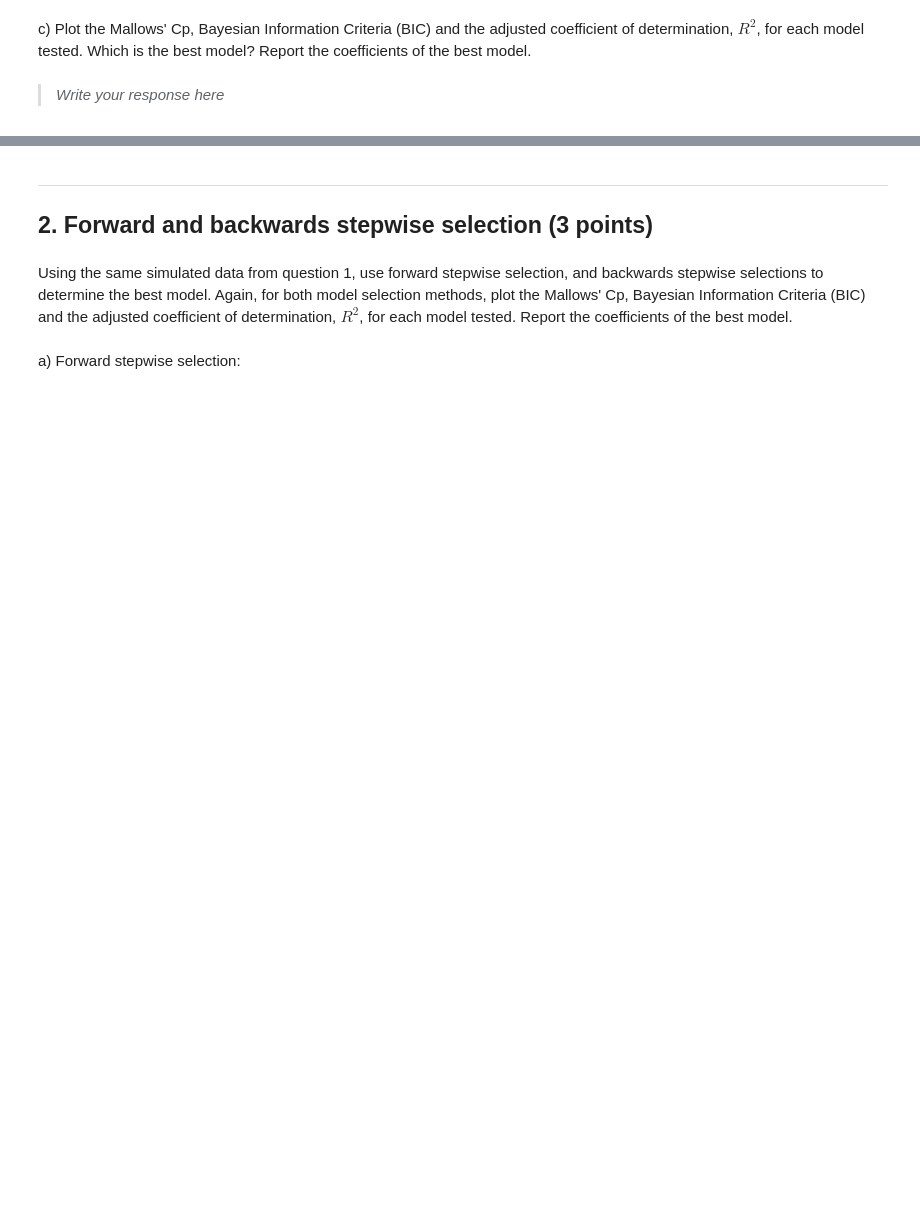
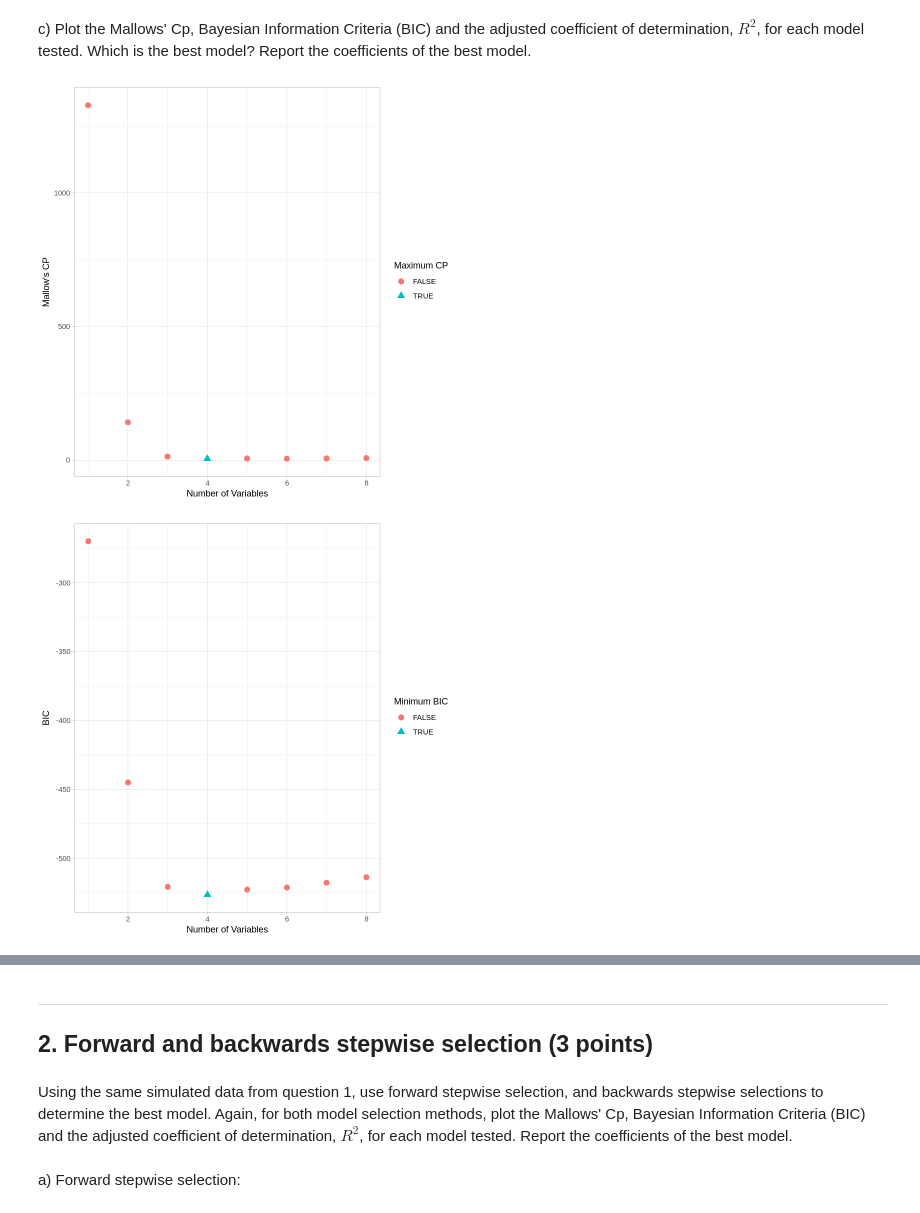
Before and after one commit to jialinli-21/Li_DSPN_S25, a Jupyter notebook: Exercise16.ipynb, the cells around one changed output, grey strips where cells are left out. Drawn from its saved outputs; the diff is of its cells as text; code cells hidden in the pictures; blank space fills up the shorter version.

```diff
--- a/Exercise16.ipynb
+++ b/Exercise16.ipynb
@@ -30,7 +30,7 @@ simulate_data <- function(sample_size, beta_0, beta_1, beta_2, beta_3) {
       x = rnorm(sample_size)
       epsilon = rnorm(sample_size)
       # generate y
-      y = beta_0 + beta_1*x + beta_2 * (x**2) + beta_3 * (x ** 3) + epsilon
+      y = beta_0 + beta_1*x + beta_2 * (x^2) + beta_3 * (x^3) + epsilon
 
 
       return (data.frame(
@@ -95,3 +110,28 @@ c) Plot the Mallows' Cp, Bayesian Information Criteria (BIC) and the adjusted co
-# %% [markdown]
-> *Write your response here*
->
+# %%
+
+numvar = 1:length(reg.summary$rss)
+allfalse = rep(FALSE,length(reg.summary$rss))
+
+#mallow's cp
+cp.df <- data.frame(numvar = numvar, cp <- reg.summary$cp, mincp <- allfalse)
+cp.df$mincp[which.min(reg.summary$cp)] <- TRUE
+ggplot(cp.df,aes(x=numvar,y=cp,shape=mincp,col=mincp)) +
+    geom_point(size=3) + theme_light() +
+    labs(x = "Number of Variables", y = "Mallow's CP", color="Maximum CP", shape="Maximum CP")
+
+
+# #bic
+bic.df <- data.frame(numvar = numvar,bic <- reg.summary$bic, minbic <- allfalse)
+bic.df$minbic[which.min(reg.summary$bic)] <- TRUE
+ggplot(bic.df,aes(x=numvar,y=bic,shape=minbic,col=minbic)) +
+    geom_point(size=3) + theme_light() +
+    labs(x = "Number of Variables", y = "BIC", color="Minimum BIC", shape="Minimum BIC")
+#adjr2
+adjr2.df <- data.frame(numvar = numvar, adjr2 <- reg.summary$adjr2, maxadjr2 <- allfalse)
+adjr2.df$maxadjr2[which.max(reg.summary$adjr2)] <- TRUE
+ggplot(adjr2.df,aes(x=numvar,y=adjr2,shape=maxadjr2,col=maxadjr2)) +
+    geom_point(size=3) + theme_light() +
+    labs(x = "Number of Variables", y = 'Adj'~R^2, color='Maximum Adj'~R^2, shape='Maximum Adj'~R^2)
+# %% [output]
+[figure, added]
+[figure, added]
```
Also changed, not shown: parts of 34 cells of this notebook.
